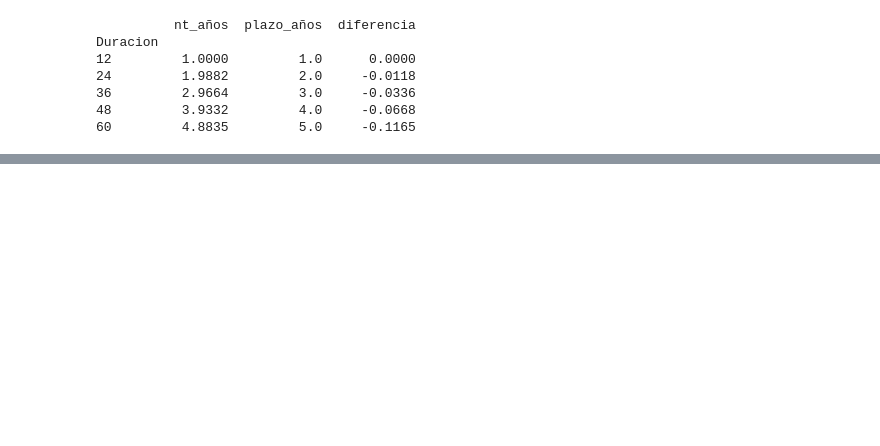
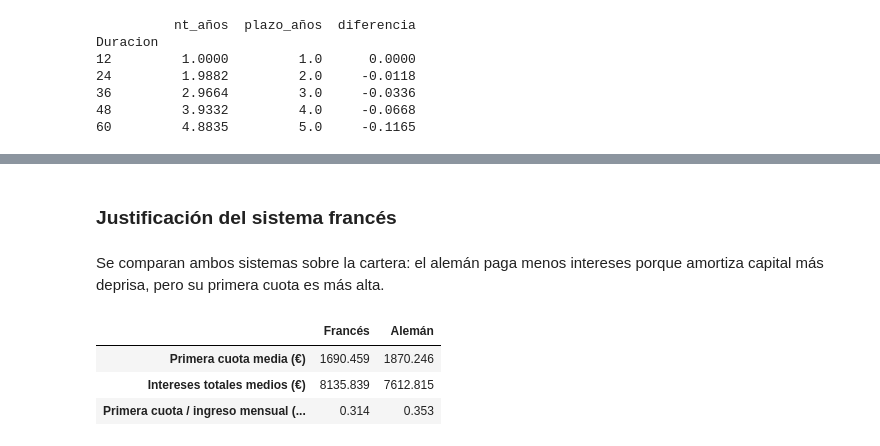
Before and after one commit to agarazelaiaviudez-wq/RETO_5_AMARILLO, a Jupyter notebook: finanzas_punto1,2.ipynb, the cells around one changed output, grey strips where cells are left out. Saved outputs shown, nothing was run; the diff lists cells and outputs as text; code cells hidden in the pictures; blank space fills up the shorter version.

```diff
--- a/finanzas_punto1.ipynb
+++ b/finanzas_punto1,2.ipynb
@@ -376,0 +403,32 @@ Duracion
+# %% [markdown]
+### Justificación del sistema francés
+# %% [markdown]
+Se comparan ambos sistemas sobre la cartera: el alemán paga menos intereses porque amortiza capital más deprisa, pero su primera cuota es más alta.
+# %%
+m = 12
+i_m = df["Ratio_Interes"] / 100 / m          # tipo mensual
+n_c = df["Duracion"].astype(int)             # nº de cuotas (meses)
+P = df["Monto_Inicial"]
+
+# Francés
+cuota_fr = P * i_m / (1 - (1 + i_m) ** (-n_c))
+int_fr = n_c * cuota_fr - P
+
+# Alemán: amortización constante P/n; la 1ª cuota es la mayor
+cuota1_al = P / n_c + P * i_m
+int_al = P * i_m * (n_c + 1) / 2
+
+ingreso_mensual = df["Ingresos"] / 12
+comparacion = pd.DataFrame(
+    {
+        "Francés": [cuota_fr.mean(), int_fr.mean(), (cuota_fr / ingreso_mensual).median()],
+        "Alemán": [cuota1_al.mean(), int_al.mean(), (cuota1_al / ingreso_mensual).median()],
+    },
+    index=["Primera cuota media (€)", "Intereses totales medios (€)", "Primera cuota / ingreso mensual (mediana)"],
+).round(3)
+comparacion
+# %% [output]
+|  | Francés | Alemán |
+| Primera cuota media (€) | 1690.459 | 1870.246 |
+| Intereses totales medios (€) | 8135.839 | 7612.815 |
+| Primera cuota / ingreso mensual (... | 0.314 | 0.353 |
```
Also changed, not shown: parts of 23 cells of this notebook.
